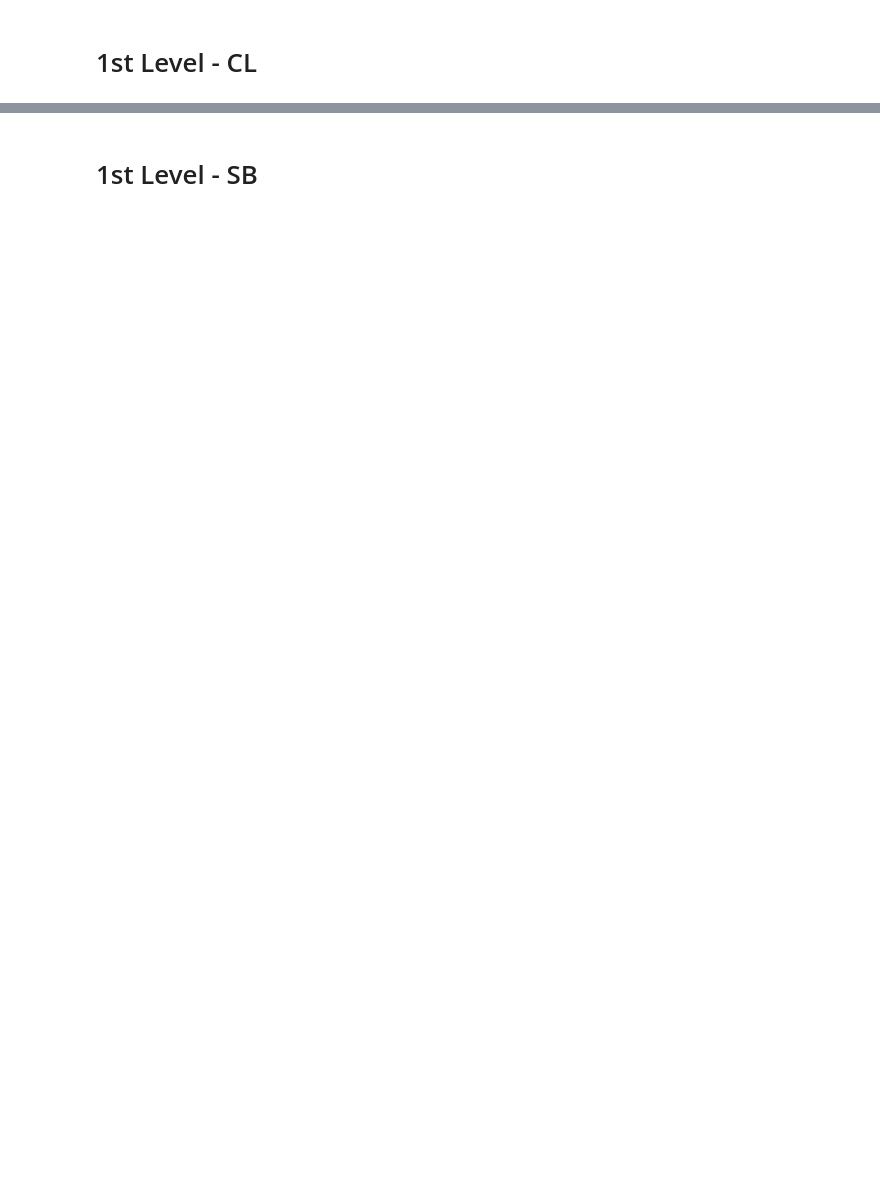
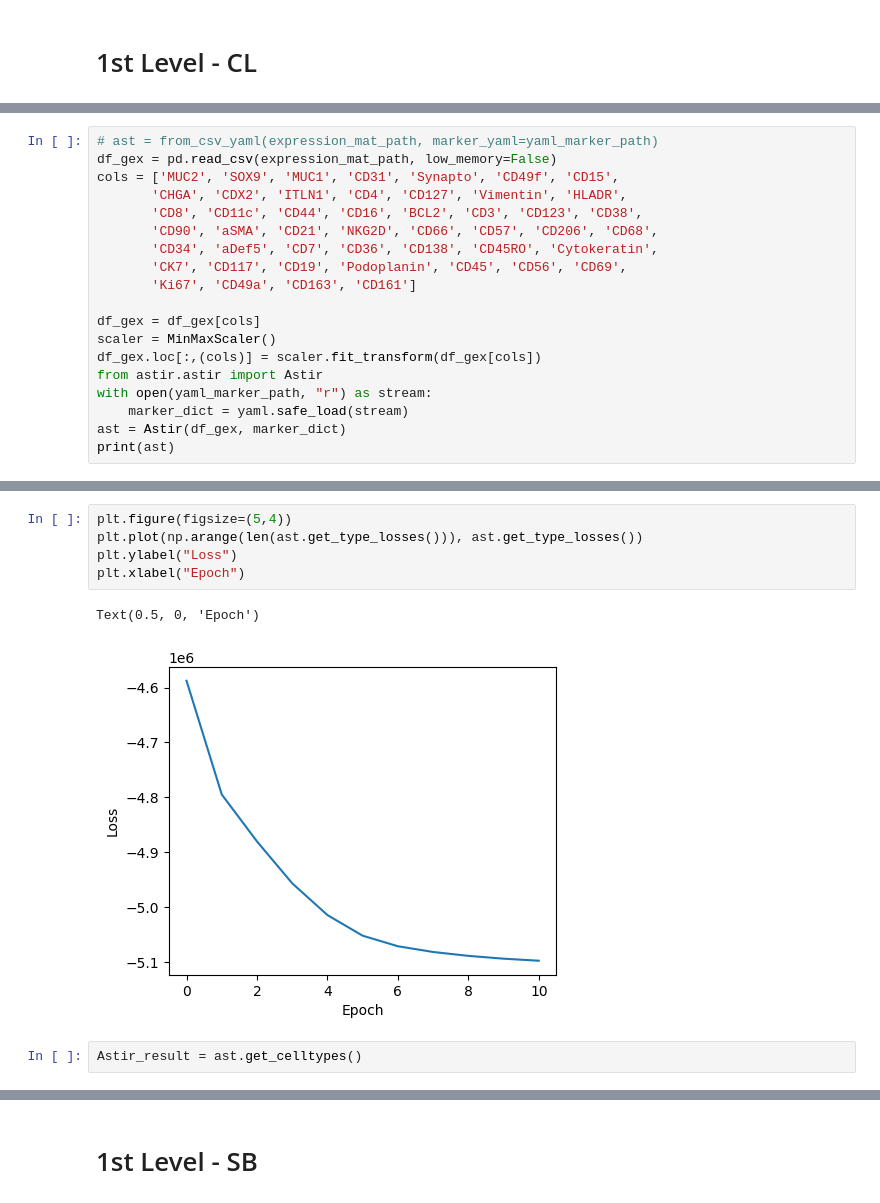
Before and after one commit to farkkilab/tribus, a Jupyter notebook: STELLAR_notebook_astir.ipynb, the cells around one changed output, grey strips where cells are left out. Drawn from its saved outputs; the diff is of its cells as text; blank space fills up the shorter version.

```diff
--- a/STELLAR_notebook_astir.ipynb
+++ b/STELLAR_notebook_astir.ipynb
@@ -31,0 +23,19 @@ print(len(np.unique(cell_types)))
+# %%
+# ast = from_csv_yaml(expression_mat_path, marker_yaml=yaml_marker_path)
+df_gex = pd.read_csv(expression_mat_path, low_memory=False)
+cols = ['MUC2', 'SOX9', 'MUC1', 'CD31', 'Synapto', 'CD49f', 'CD15',
+       'CHGA', 'CDX2', 'ITLN1', 'CD4', 'CD127', 'Vimentin', 'HLADR',
+       'CD8', 'CD11c', 'CD44', 'CD16', 'BCL2', 'CD3', 'CD123', 'CD38',
+       'CD90', 'aSMA', 'CD21', 'NKG2D', 'CD66', 'CD57', 'CD206', 'CD68',
+       'CD34', 'aDef5', 'CD7', 'CD36', 'CD138', 'CD45RO', 'Cytokeratin',
+       'CK7', 'CD117', 'CD19', 'Podoplanin', 'CD45', 'CD56', 'CD69',
+       'Ki67', 'CD49a', 'CD163', 'CD161']
+
+df_gex = df_gex[cols]
+scaler = MinMaxScaler()
+df_gex.loc[:,(cols)] = scaler.fit_transform(df_gex[cols])
+from astir.astir import Astir
+with open(yaml_marker_path, "r") as stream:
+    marker_dict = yaml.safe_load(stream)
+ast = Astir(df_gex, marker_dict)
+print(ast)
@@ -31,0 +60,10 @@ print(len(np.unique(cell_types)))
+# %%
+plt.figure(figsize=(5,4))
+plt.plot(np.arange(len(ast.get_type_losses())), ast.get_type_losses())
+plt.ylabel("Loss")
+plt.xlabel("Epoch")
+# %% [output]
+Text(0.5, 0, 'Epoch')
+[figure, added]
+# %%
+Astir_result = ast.get_celltypes()
```
Also changed, not shown: parts of 29 cells of this notebook, 3 other files.
